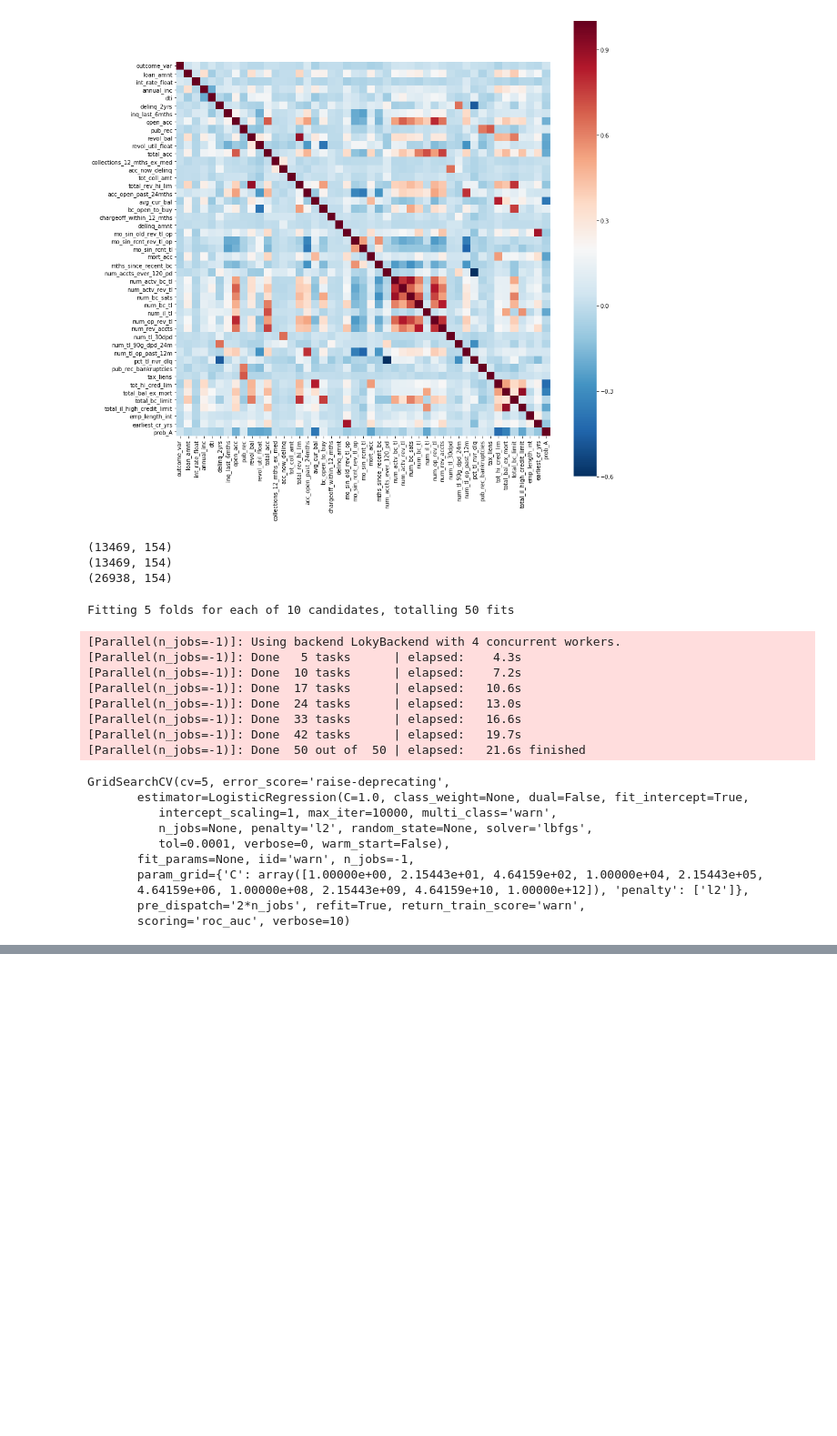
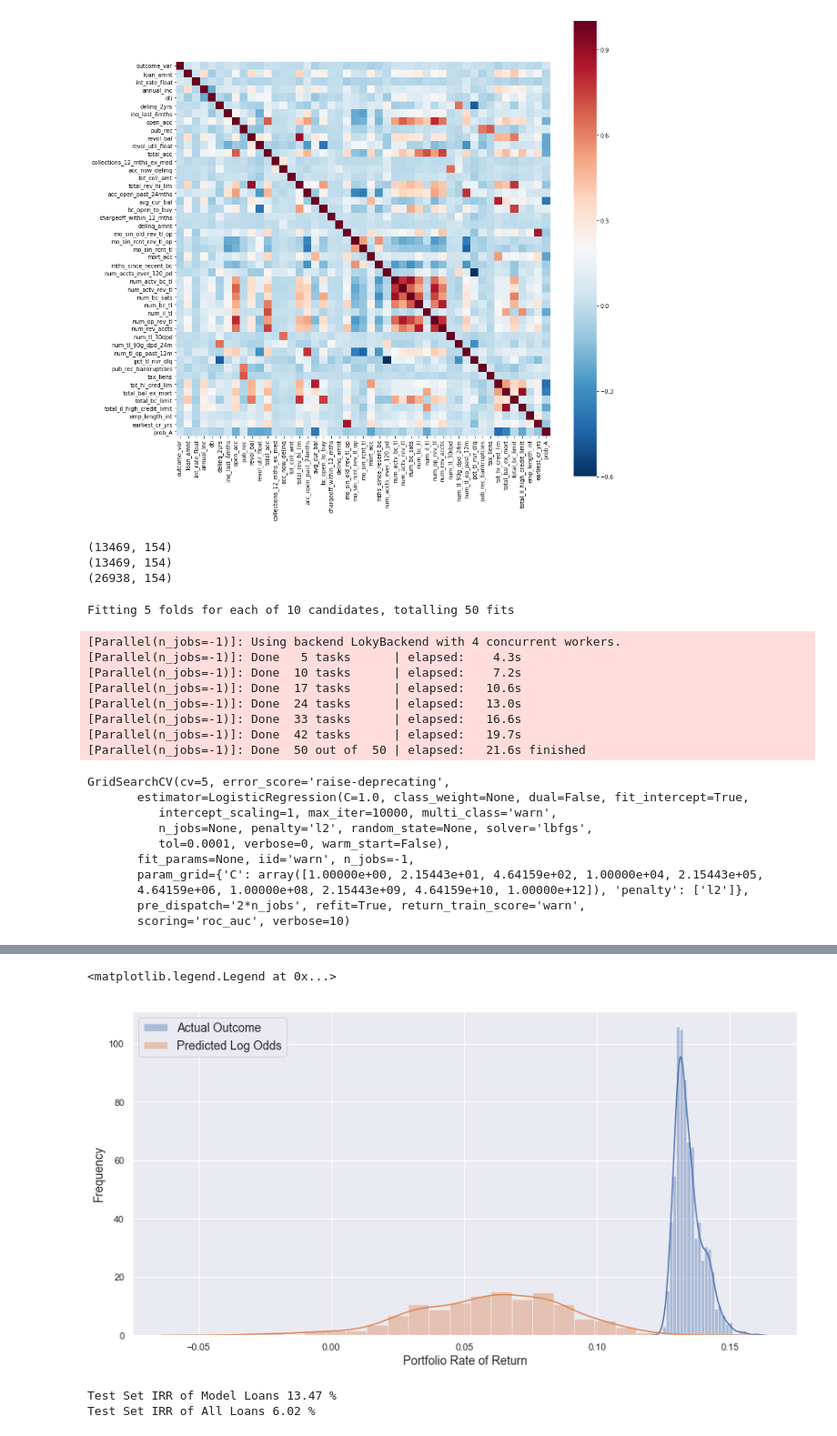
Before and after one commit to yiuhyuk/Project_3_Metis, a Jupyter notebook: lending_club_v4.0.ipynb, the cells around one changed output, grey strips where cells are left out. Shown: that part at 91% size. Cells and saved outputs as stored; diff of their text form; code cells hidden in the pictures; blank space fills up the shorter version.

Commit message:
Added out of sample test using IRR

```diff
--- a/lending_club_v4.0.ipynb
+++ b/lending_club_v4.0.ipynb
@@ -283,7 +264,7 @@ lc_d_2015['own_home'] = own_home
 # Use earliest_cr_line to calculate the borrower's age
 
 # Figure out the features I want in my model
-model_cols = ['outcome_var',
+model_cols = ['outcome_var', 'recoveries', 'total_rec_int', 'total_rec_prncp',
               #'grade',
               #'days_since_last_credit_pull_d',  <- this variable has forward looking bias
               'sub_grade',
@@ -694,7 +753,7 @@ error_df.corr()
 # %%
 # Set cutoff by minimizing default rate within the loans chosen by my model
 
-cutoff = 0.18
+cutoff = 0.175
 y_pred = rf_grid.best_estimator_.predict_proba(x_norm_val)
 
 y_class = []
@@ -743,0 +844,50 @@ print('Test Set Default Rate of All Loans %.2f' % (total_default_rate*100), '%')
+# %%
+# Backtest portfolio returns from your model vs. the entire sample (using the test set)
+
+model_loans = y_returns_test[np.array(y_class) == 0]
+y_default = y_returns_test[y_returns_test[:,0]==1]
+y_success = y_returns_test[y_returns_test[:,0]==0]
+
+model_IRR = []
+default_IRR = []
+success_IRR = []
+lc_IRR = []
+
+for i in range(1000):
+    model_shuffled = shuffle(model_loans)
+    model_IRR.append(calc_IRR(model_shuffled[0:100]))
+
+    default_shuffled = shuffle(y_default)
+    default_IRR.append(calc_IRR(default_shuffled[0:100]))
+
+    success_shuffled = shuffle(y_success)
+    success_IRR.append(calc_IRR(success_shuffled[0:100]))
+
+    lc_shuffled = shuffle(y_returns_test)
+    lc_IRR.append(calc_IRR(lc_shuffled[0:100]))
+# %%
+# Plot histogram of IRR
+IRR_df = pd.DataFrame()
+IRR_df['model_IRR'] = model_IRR
+IRR_df['default_IRR'] = default_IRR
+IRR_df['success_IRR'] = success_IRR
+IRR_df['all_IRR'] = lc_IRR
+
+fig, ax = plt.subplots(figsize=(14,7))
+ax = sns.distplot(tuple(IRR_df['model_IRR']))
+ax = sns.distplot(tuple(IRR_df['all_IRR']))
+# ax = sns.distplot(tuple(IRR_df['default_IRR']))
+# ax = sns.distplot(tuple(IRR_df['success_IRR']))
+
+ax.set_xlabel("Portfolio Rate of Return",fontsize=14)
+ax.set_ylabel("Frequency",fontsize=14)
+plt.legend(labels=['Actual Outcome', 'Predicted Log Odds'], fontsize=14)
+# %% [output]
+<matplotlib.legend.Legend at 0x...>
+[figure, added]
+# %%
+print('Test Set IRR of Model Loans %.2f' % (np.mean(model_IRR)*100), '%')
+print('Test Set IRR of All Loans %.2f' % (np.mean(lc_IRR)*100), '%')
+# %% [output]
+Test Set IRR of Model Loans 13.47 %
+Test Set IRR of All Loans 6.02 %
```
Also changed, not shown: parts of 16 cells of this notebook.
